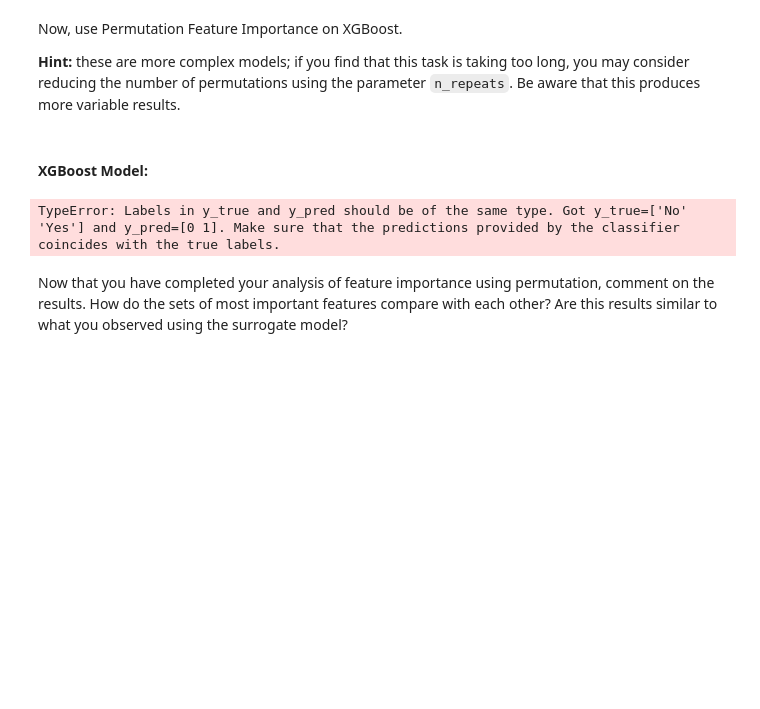
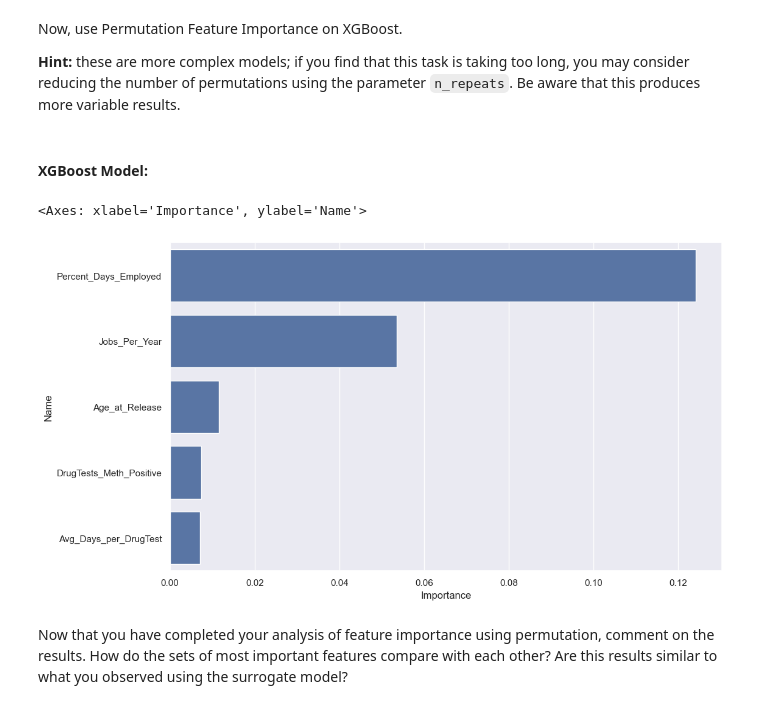
Before and after one commit to lunamgulec/DSCI430-assign3, a Jupyter notebook: module3-assignment.ipynb, the cells around one changed output. Saved outputs shown, nothing was run; the diff lists cells and outputs as text; code cells hidden in the pictures; blank space fills up the shorter version.

```diff
--- a/module3-assignment.ipynb
+++ b/module3-assignment.ipynb
@@ -1144,34 +1132,38 @@ Now, use Permutation Feature Importance on XGBoost.
 # %%
 # Your solution here
 
-# from sklearn.inspection import permutation_importance
-# import pandas as pd
-# import seaborn as sns
+from sklearn.inspection import permutation_importance
+import pandas as pd
+import seaborn as sns
 
-# Run permutation importance on XGBoost
-# Reduce n_repeats to speed up if needed (default is 5)
+# Step 1: Encode y_test to match XGBoost predictions (0/1)
+y_test_encoded = y_test.map({'No': 0, 'Yes': 1})
+
+# Step 2: Run permutation importance on XGBoost
+# Use n_repeats=5 to reduce runtime (can increase later for stability)
 out_xgb = permutation_importance(
     xgboost_model,
     X_test,
-    y_test,
-    n_repeats=5,       # fewer repeats = faster but slightly noisier
+    y_test_encoded,
+    n_repeats=5,
     random_state=0
 )
 
-# Convert to DataFrame for easy visualization
+# Step 3: Convert results to DataFrame
 result_xgb = pd.DataFrame({
     "Name": X_test.columns,
     "Importance": out_xgb["importances_mean"],
     "STD": out_xgb["importances_std"]
 })
 
-# Sort by importance
+# Step 4: Sort features by importance
 result_xgb = result_xgb.sort_values(by="Importance", ascending=False)
 
-# Visualize top 5 features
+# Step 5: Visualize top 5 features
 sns.set(rc={'figure.figsize':(11.7,7)})
 sns.barplot(data=result_xgb[:5], y="Name", x="Importance")
 # %% [output]
-TypeError: Labels in y_true and y_pred should be of the same type. Got y_true=['No' 'Yes'] and y_pred=[0 1]. Make sure that the predictions provided by the classifier coincides with the true labels.
+<Axes: xlabel='Importance', ylabel='Name'>
+[figure, added]
 # %% [markdown]
 Now that you have completed your analysis of feature importance using permutation, comment on the results. How do the sets of most important features compare with each other? Are this results similar to what you observed using the surrogate model?
```
Also changed, not shown: parts of 17 cells of this notebook.
